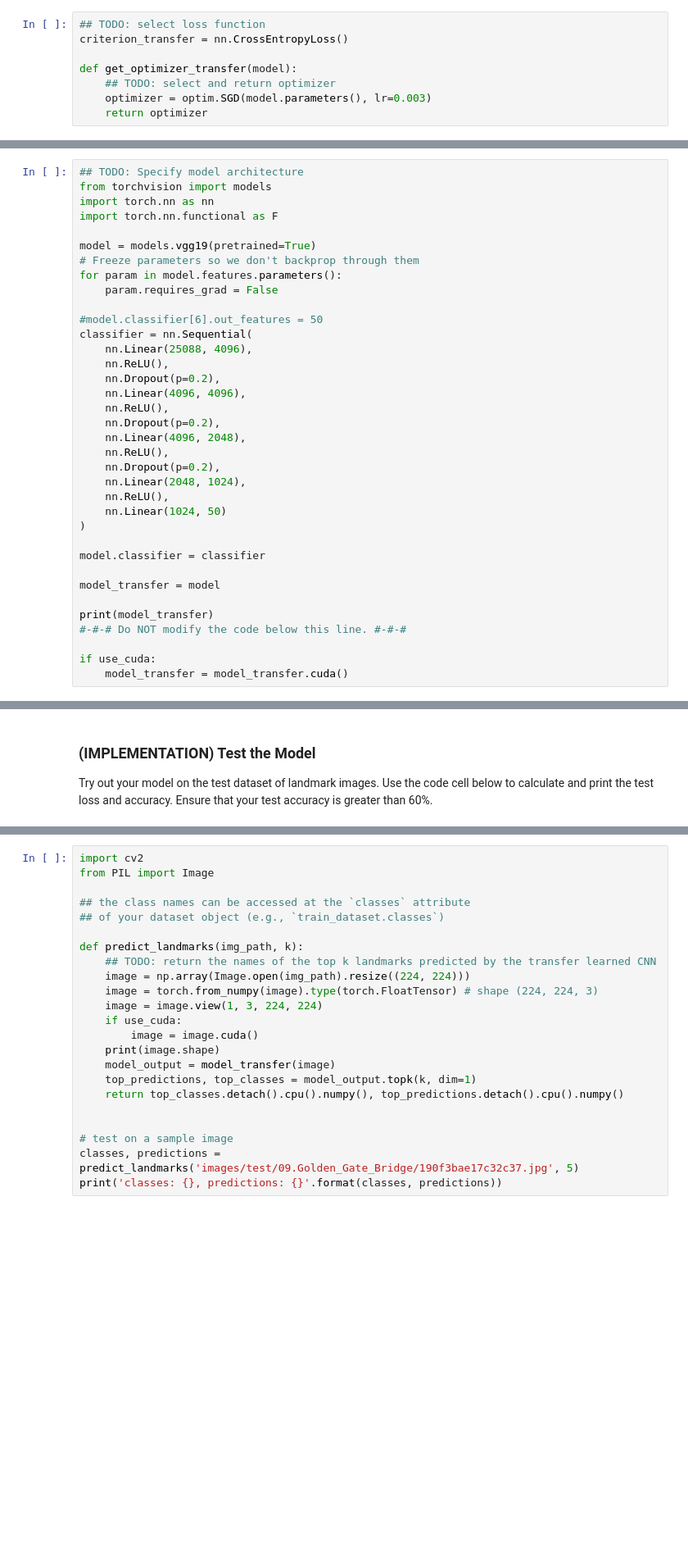
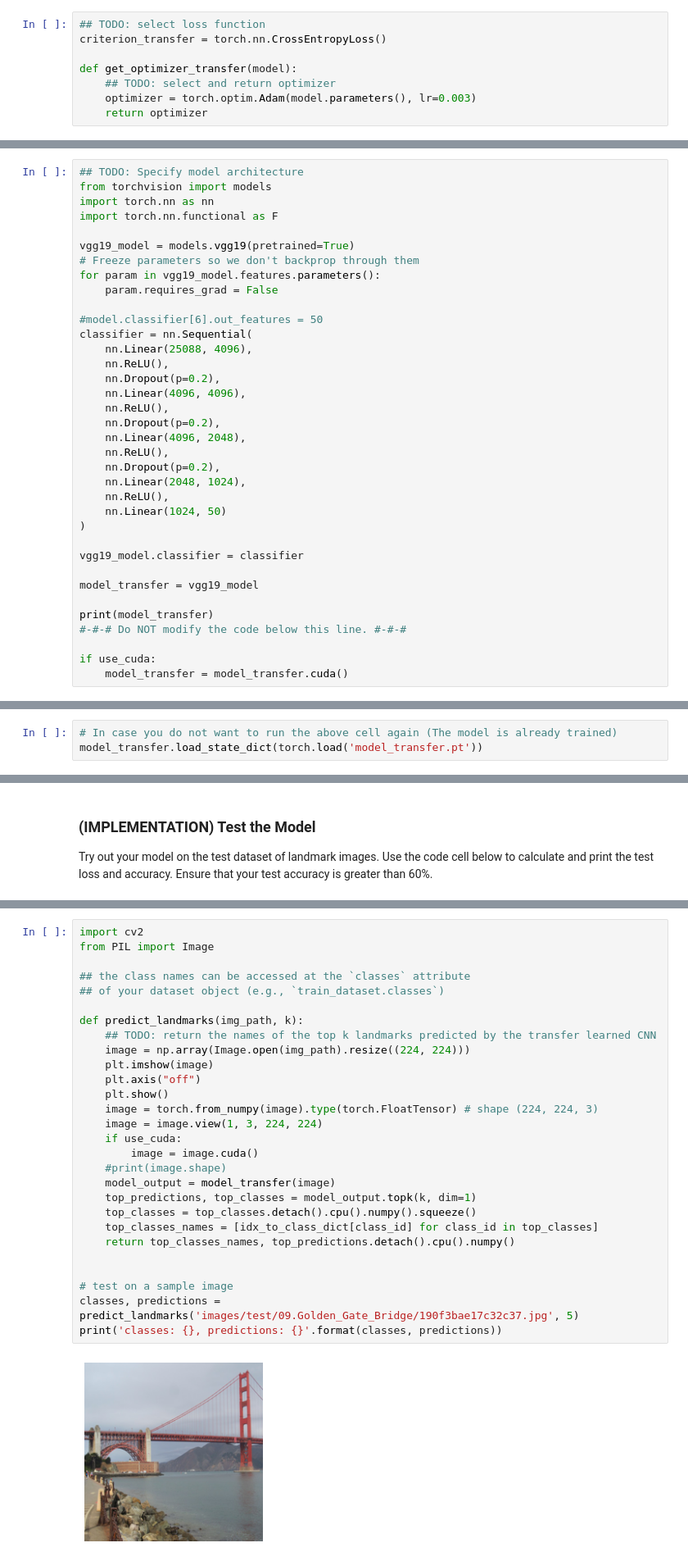
Before and after one commit to ahmedmbakr/nd101-c2-landmarks-starter, a Jupyter notebook: landmark_project/landmark.ipynb, the cells around one changed output, grey strips where cells are left out. Shown at 82% size. Saved outputs shown, nothing was run; the diff lists cells and outputs as text; blank space fills up the shorter version.

```diff
--- a/landmark_project/landmark.ipynb
+++ b/landmark_project/landmark.ipynb
@@ -555,11 +585,11 @@ loaders_transfer = {'train': train_loader, 'valid': valid_loader, 'test': test_l
 Use the next code cell to specify a [loss function](http://pytorch.org/docs/stable/nn.html#loss-functions) and [optimizer](http://pytorch.org/docs/stable/optim.html).  Save the chosen loss function as `criterion_transfer`, and fill in the function `get_optimizer_transfer` below.
 # %%
 ## TODO: select loss function
-criterion_transfer = nn.CrossEntropyLoss()
+criterion_transfer = torch.nn.CrossEntropyLoss()
 
 def get_optimizer_transfer(model):
     ## TODO: select and return optimizer
-    optimizer = optim.SGD(model.parameters(), lr=0.003)
+    optimizer = torch.optim.Adam(model.parameters(), lr=0.003)
     return optimizer
 # %% [markdown]
 ### (IMPLEMENTATION) Model Architecture
@@ -571,9 +601,9 @@ from torchvision import models
 import torch.nn as nn
 import torch.nn.functional as F
 
-model = models.vgg19(pretrained=True)
+vgg19_model = models.vgg19(pretrained=True)
 # Freeze parameters so we don't backprop through them
-for param in model.features.parameters():
+for param in vgg19_model.features.parameters():
     param.requires_grad = False
 
 #model.classifier[6].out_features = 50
@@ -592,9 +622,9 @@ classifier = nn.Sequential(
     nn.Linear(1024, 50)
 )
 
-model.classifier = classifier
+vgg19_model.classifier = classifier
 
-model_transfer = model
+model_transfer = vgg19_model
 
 print(model_transfer)
 #-#-# Do NOT modify the code below this line. #-#-#
@@ -630,0 +701,3 @@ model_transfer.load_state_dict(torch.load('model_transfer.pt'))
+# %%
+# In case you do not want to run the above cell again (The model is already trained)
+model_transfer.load_state_dict(torch.load('model_transfer.pt'))
@@ -654,23 +731,30 @@ An example of the expected behavior of `predict_landmarks`:
 # %%
 import cv2
 from PIL import Image
 
 ## the class names can be accessed at the `classes` attribute
 ## of your dataset object (e.g., `train_dataset.classes`)
 
 def predict_landmarks(img_path, k):
     ## TODO: return the names of the top k landmarks predicted by the transfer learned CNN
     image = np.array(Image.open(img_path).resize((224, 224)))
+    plt.imshow(image)
+    plt.axis("off")
+    plt.show()
     image = torch.from_numpy(image).type(torch.FloatTensor) # shape (224, 224, 3)
     image = image.view(1, 3, 224, 224)
     if use_cuda:
         image = image.cuda()
-    print(image.shape)
+    #print(image.shape)
     model_output = model_transfer(image)
     top_predictions, top_classes = model_output.topk(k, dim=1)
-    return top_classes.detach().cpu().numpy(), top_predictions.detach().cpu().numpy()
+    top_classes = top_classes.detach().cpu().numpy().squeeze()
+    top_classes_names = [idx_to_class_dict[class_id] for class_id in top_classes]
+    return top_classes_names, top_predictions.detach().cpu().numpy()
 
 
 # test on a sample image
 classes, predictions = predict_landmarks('images/test/09.Golden_Gate_Bridge/190f3bae17c32c37.jpg', 5)
 print('classes: {}, predictions: {}'.format(classes, predictions))
+# %% [output]
+[figure, added]
```
Also changed, not shown: parts of 19 cells of this notebook, 4 other files.
